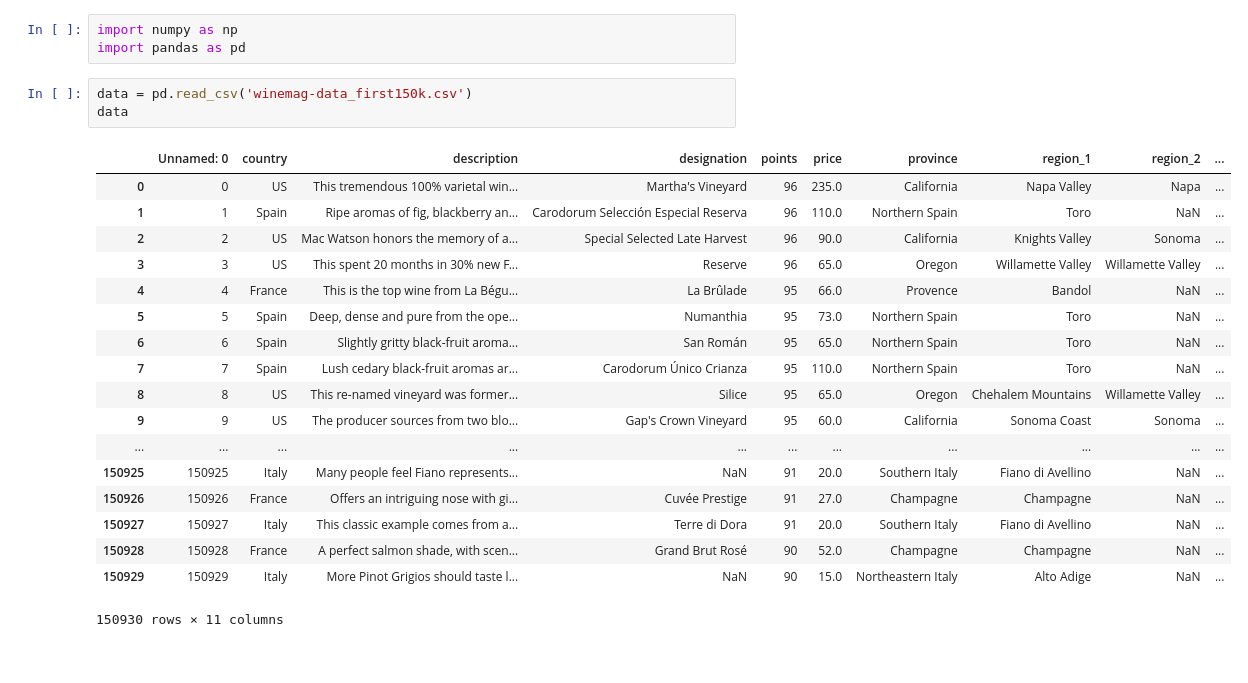
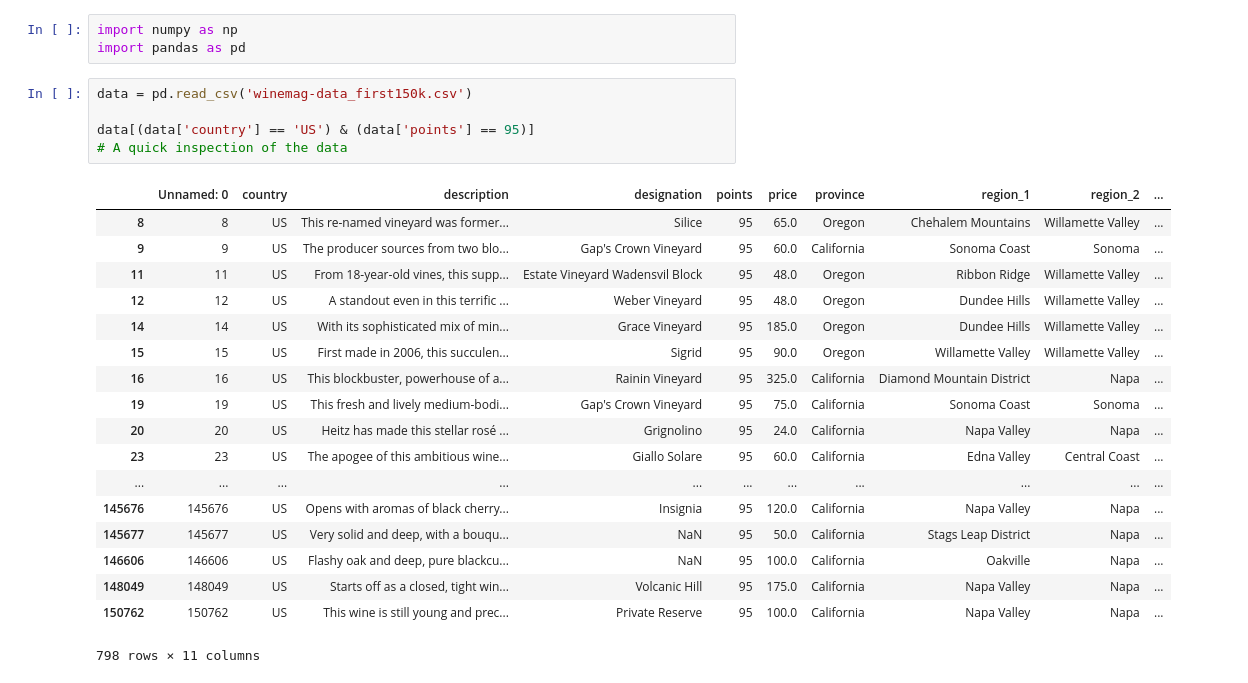
Before and after one commit to kherock/320-lasvkh.github.io, a Jupyter notebook: cmsc320_final_tutorial.ipynb, the cells around one changed output. Cells and saved outputs as stored; diff of their text form.

```diff
--- a/cmsc320_final_tutorial.ipynb
+++ b/cmsc320_final_tutorial.ipynb
@@ -6,23 +6,25 @@ import numpy as np
 import pandas as pd
 # %%
 data = pd.read_csv('winemag-data_first150k.csv')
-data
+
+data[(data['country'] == 'US') & (data['points'] == 95)]
+# A quick inspection of the data
 # %% [output]
 |  | Unnamed: 0 | country | description | designation | points | price | province | region_1 | region_2 | ... |
-| 0 | 0 | US | This tremendous 100% varietal win... | Martha's Vineyard | 96 | 235.0 | California | Napa Valley | Napa | ... |
-| 1 | 1 | Spain | Ripe aromas of fig, blackberry an... | Carodorum Selección Especial Reserva | 96 | 110.0 | Northern Spain | Toro | NaN | ... |
-| 2 | 2 | US | Mac Watson honors the memory of a... | Special Selected Late Harvest | 96 | 90.0 | California | Knights Valley | Sonoma | ... |
-| 3 | 3 | US | This spent 20 months in 30% new F... | Reserve | 96 | 65.0 | Oregon | Willamette Valley | Willamette Valley | ... |
-| 4 | 4 | France | This is the top wine from La Bégu... | La Brûlade | 95 | 66.0 | Provence | Bandol | NaN | ... |
-| 5 | 5 | Spain | Deep, dense and pure from the ope... | Numanthia | 95 | 73.0 | Northern Spain | Toro | NaN | ... |
-| 6 | 6 | Spain | Slightly gritty black-fruit aroma... | San Román | 95 | 65.0 | Northern Spain | Toro | NaN | ... |
-| 7 | 7 | Spain | Lush cedary black-fruit aromas ar... | Carodorum Único Crianza | 95 | 110.0 | Northern Spain | Toro | NaN | ... |
 | 8 | 8 | US | This re-named vineyard was former... | Silice | 95 | 65.0 | Oregon | Chehalem Mountains | Willamette Valley | ... |
 | 9 | 9 | US | The producer sources from two blo... | Gap's Crown Vineyard | 95 | 60.0 | California | Sonoma Coast | Sonoma | ... |
+| 11 | 11 | US | From 18-year-old vines, this supp... | Estate Vineyard Wadensvil Block | 95 | 48.0 | Oregon | Ribbon Ridge | Willamette Valley | ... |
+| 12 | 12 | US | A standout even in this terrific ... | Weber Vineyard | 95 | 48.0 | Oregon | Dundee Hills | Willamette Valley | ... |
+| 14 | 14 | US | With its sophisticated mix of min... | Grace Vineyard | 95 | 185.0 | Oregon | Dundee Hills | Willamette Valley | ... |
+| 15 | 15 | US | First made in 2006, this succulen... | Sigrid | 95 | 90.0 | Oregon | Willamette Valley | Willamette Valley | ... |
+| 16 | 16 | US | This blockbuster, powerhouse of a... | Rainin Vineyard | 95 | 325.0 | California | Diamond Mountain District | Napa | ... |
+| 19 | 19 | US | This fresh and lively medium-bodi... | Gap's Crown Vineyard | 95 | 75.0 | California | Sonoma Coast | Sonoma | ... |
+| 20 | 20 | US | Heitz has made this stellar rosé ... | Grignolino | 95 | 24.0 | California | Napa Valley | Napa | ... |
+| 23 | 23 | US | The apogee of this ambitious wine... | Giallo Solare | 95 | 60.0 | California | Edna Valley | Central Coast | ... |
 | ... | ... | ... | ... | ... | ... | ... | ... | ... | ... | ... |
-| 150925 | 150925 | Italy | Many people feel Fiano represents... | NaN | 91 | 20.0 | Southern Italy | Fiano di Avellino | NaN | ... |
-| 150926 | 150926 | France | Offers an intriguing nose with gi... | Cuvée Prestige | 91 | 27.0 | Champagne | Champagne | NaN | ... |
-| 150927 | 150927 | Italy | This classic example comes from a... | Terre di Dora | 91 | 20.0 | Southern Italy | Fiano di Avellino | NaN | ... |
-| 150928 | 150928 | France | A perfect salmon shade, with scen... | Grand Brut Rosé | 90 | 52.0 | Champagne | Champagne | NaN | ... |
-| 150929 | 150929 | Italy | More Pinot Grigios should taste l... | NaN | 90 | 15.0 | Northeastern Italy | Alto Adige | NaN | ... |
+| 145676 | 145676 | US | Opens with aromas of black cherry... | Insignia | 95 | 120.0 | California | Napa Valley | Napa | ... |
+| 145677 | 145677 | US | Very solid and deep, with a bouqu... | NaN | 95 | 50.0 | California | Stags Leap District | Napa | ... |
+| 146606 | 146606 | US | Flashy oak and deep, pure blackcu... | NaN | 95 | 100.0 | California | Oakville | Napa | ... |
+| 148049 | 148049 | US | Starts off as a closed, tight win... | Volcanic Hill | 95 | 175.0 | California | Napa Valley | Napa | ... |
+| 150762 | 150762 | US | This wine is still young and prec... | Private Reserve | 95 | 100.0 | California | Napa Valley | Napa | ... |
-150930 rows × 11 columns
+798 rows × 11 columns
```
Also changed, not shown: 1 other file.
